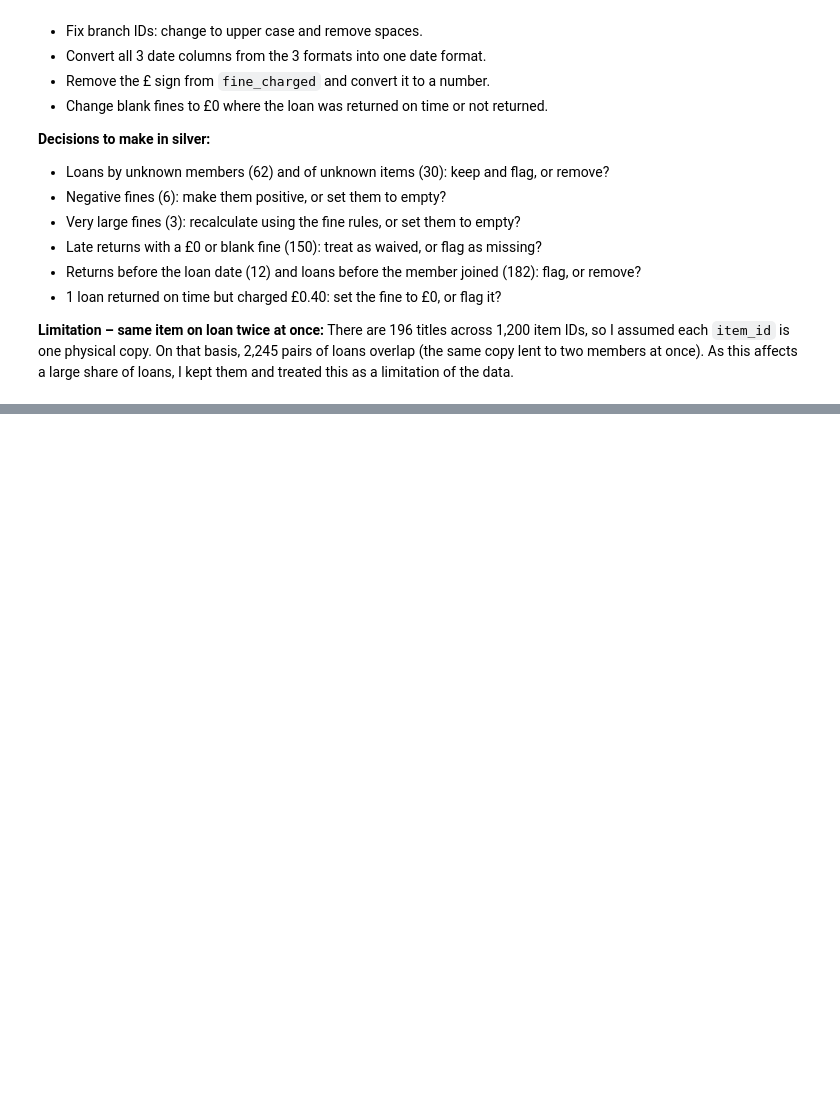
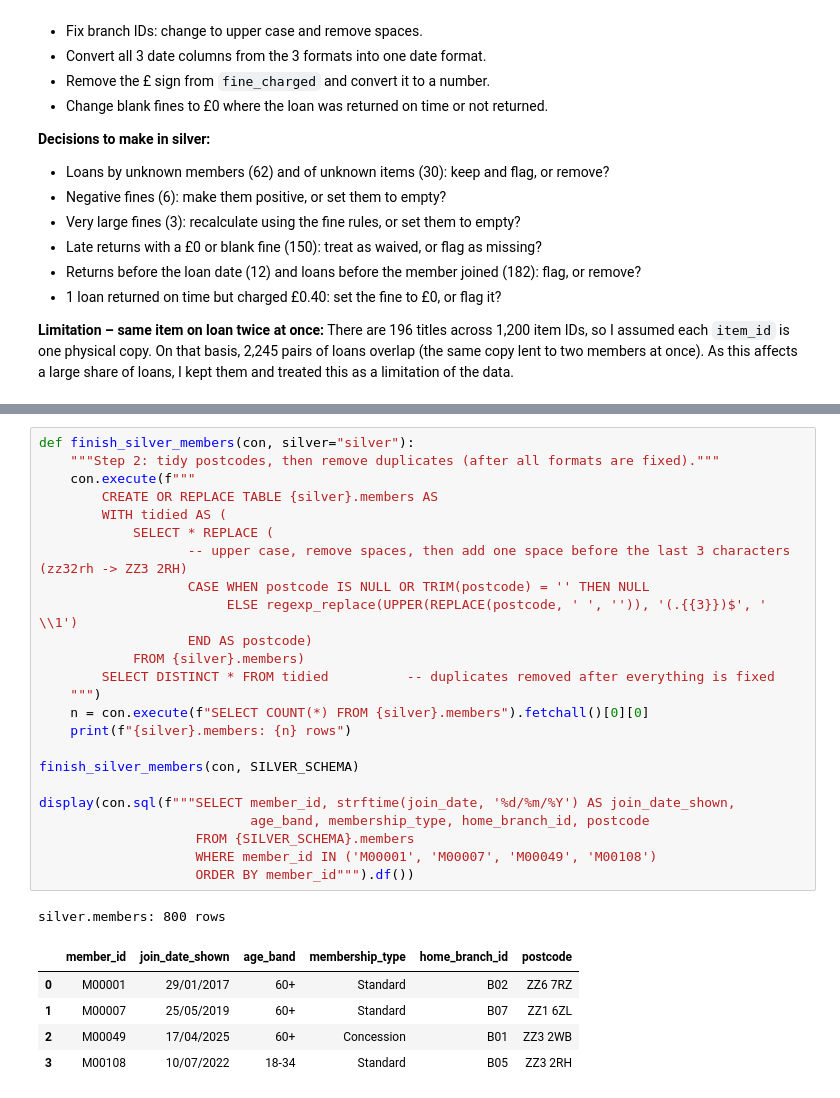
Before and after one commit to HuriyaAhmerr/5782076-AnalyticsEngineering, a Jupyter notebook: 5782076_library_pipeline.ipynb, the cells around one changed output, grey strips where cells are left out. Drawn from its saved outputs; the diff is of its cells as text; blank space fills up the shorter version.

```diff
--- a/5782076_library_pipeline.ipynb
+++ b/5782076_library_pipeline.ipynb
@@ -1443,0 +1558,31 @@ There are 196 titles across 1,200 item IDs, so I assumed each `item_id` is one p
+# %%
+def finish_silver_members(con, silver="silver"):
+    """Step 2: tidy postcodes, then remove duplicates (after all formats are fixed)."""
+    con.execute(f"""
+        CREATE OR REPLACE TABLE {silver}.members AS
+        WITH tidied AS (
+            SELECT * REPLACE (
+                   -- upper case, remove spaces, then add one space before the last 3 characters (zz32rh -> ZZ3 2RH)
+                   CASE WHEN postcode IS NULL OR TRIM(postcode) = '' THEN NULL
+                        ELSE regexp_replace(UPPER(REPLACE(postcode, ' ', '')), '(.{{3}})$', ' \\1')
+                   END AS postcode)
+            FROM {silver}.members)
+        SELECT DISTINCT * FROM tidied          -- duplicates removed after everything is fixed
+    """)
+    n = con.execute(f"SELECT COUNT(*) FROM {silver}.members").fetchall()[0][0]
+    print(f"{silver}.members: {n} rows")
+
+finish_silver_members(con, SILVER_SCHEMA)
+
+display(con.sql(f"""SELECT member_id, strftime(join_date, '%d/%m/%Y') AS join_date_shown,
+                           age_band, membership_type, home_branch_id, postcode
+                    FROM {SILVER_SCHEMA}.members
+                    WHERE member_id IN ('M00001', 'M00007', 'M00049', 'M00108')
+                    ORDER BY member_id""").df())
+# %% [output]
+silver.members: 800 rows
+|  | member_id | join_date_shown | age_band | membership_type | home_branch_id | postcode |
+| 0 | M00001 | 29/01/2017 | 60+ | Standard | B02 | ZZ6 7RZ |
+| 1 | M00007 | 25/05/2019 | 60+ | Standard | B07 | ZZ1 6ZL |
+| 2 | M00049 | 17/04/2025 | 60+ | Concession | B01 | ZZ3 2WB |
+| 3 | M00108 | 10/07/2022 | 18-34 | Standard | B05 | ZZ3 2RH |
```
Also changed, not shown: parts of 8 cells of this notebook.
